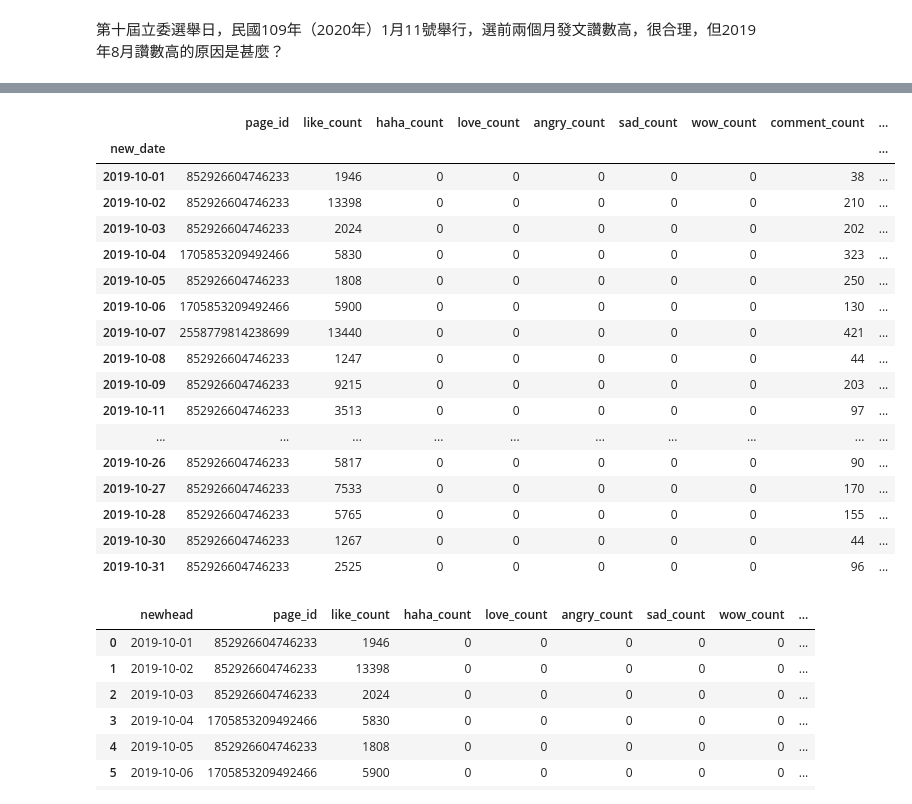
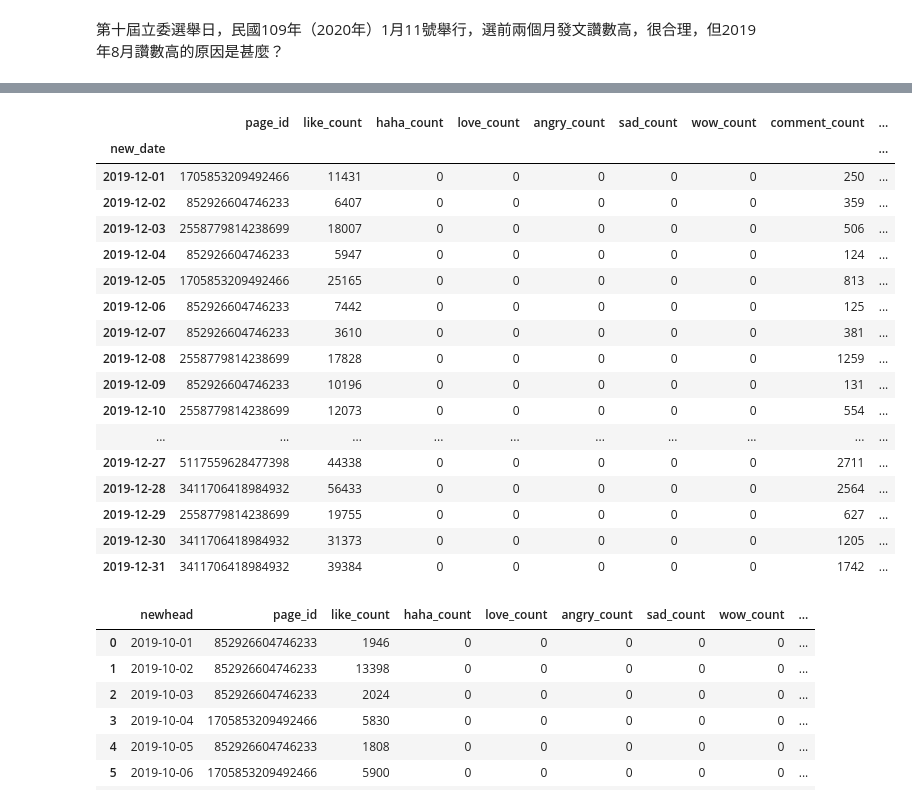
Before and after one commit to edward860430/2021315, a Jupyter notebook: 2021315/Hung - 0320.ipynb, the cells around one changed output, grey strips where cells are left out. Cells and saved outputs as stored; diff of their text form; code cells hidden in the pictures.

```diff
--- a/2021315/Hung - 0320.ipynb
+++ b/2021315/Hung - 0320.ipynb
@@ -48,6 +48,7 @@ hung[hung.created_time_taipei == min(hung.created_time_taipei)]#時間最早的
 hung['new_date'] = pd.to_datetime(hung['created_time_taipei']).dt.date#將資料格created time轉為時間格式且最小單位是日期，並給與此筆資料new_date的名稱
 hung['month_year'] = pd.to_datetime(hung['new_date']).dt.to_period('M')#將資料轉為時間格式且最小單位是月份
 hung['year']=pd.to_datetime(hung['new_date']).dt.to_period('Y')#將資料轉為時間格式且最小單位是年
+hung['post_hour'] = pd.to_datetime(hung['created_time_taipei']).dt.hour
 hung.head(1)
 # %% [output]
 A value is trying to be set on a copy of a slice from a DataFrame.
@@ -190,4 +270,4 @@ plt.show()
 # %% [markdown]
 第十屆立委選舉日，民國109年（2020年）1月11號舉行，選前兩個月發文讚數高，很合理，但2019年8月讚數高的原因是甚麼？
 # %%
-Octobor=hung[hung.month_year == "2019-10"]#將2019十月的資料抓出並命名為Octobor
+December=hung[hung.month_year == "2019-12"]#將2019指定月的資料抓出並命名
@@ -194,25 +309,25 @@ Octobor=hung[hung.month_year == "2019-10"]#將2019十月的資料抓出並命名
 # %%
-results_oct = Octobor.groupby('new_date').sum()#將Octobor中的資料按日期加總
-results_oct
+results_dec = December.groupby('new_date').sum()#將Octobor中的資料按日期加總
+results_dec
 # %% [output]
 |  | page_id | like_count | haha_count | love_count | angry_count | sad_count | wow_count | comment_count | ... |
 | new_date |  |  |  |  |  |  |  |  | ... |
-| 2019-10-01 | 852926604746233 | 1946 | 0 | 0 | 0 | 0 | 0 | 38 | ... |
-| 2019-10-02 | 852926604746233 | 13398 | 0 | 0 | 0 | 0 | 0 | 210 | ... |
-| 2019-10-03 | 852926604746233 | 2024 | 0 | 0 | 0 | 0 | 0 | 202 | ... |
-| 2019-10-04 | 1705853209492466 | 5830 | 0 | 0 | 0 | 0 | 0 | 323 | ... |
-| 2019-10-05 | 852926604746233 | 1808 | 0 | 0 | 0 | 0 | 0 | 250 | ... |
-| 2019-10-06 | 1705853209492466 | 5900 | 0 | 0 | 0 | 0 | 0 | 130 | ... |
-| 2019-10-07 | 2558779814238699 | 13440 | 0 | 0 | 0 | 0 | 0 | 421 | ... |
-| 2019-10-08 | 852926604746233 | 1247 | 0 | 0 | 0 | 0 | 0 | 44 | ... |
-| 2019-10-09 | 852926604746233 | 9215 | 0 | 0 | 0 | 0 | 0 | 203 | ... |
-| 2019-10-11 | 852926604746233 | 3513 | 0 | 0 | 0 | 0 | 0 | 97 | ... |
+| 2019-12-01 | 1705853209492466 | 11431 | 0 | 0 | 0 | 0 | 0 | 250 | ... |
+| 2019-12-02 | 852926604746233 | 6407 | 0 | 0 | 0 | 0 | 0 | 359 | ... |
+| 2019-12-03 | 2558779814238699 | 18007 | 0 | 0 | 0 | 0 | 0 | 506 | ... |
+| 2019-12-04 | 852926604746233 | 5947 | 0 | 0 | 0 | 0 | 0 | 124 | ... |
+| 2019-12-05 | 1705853209492466 | 25165 | 0 | 0 | 0 | 0 | 0 | 813 | ... |
+| 2019-12-06 | 852926604746233 | 7442 | 0 | 0 | 0 | 0 | 0 | 125 | ... |
+| 2019-12-07 | 852926604746233 | 3610 | 0 | 0 | 0 | 0 | 0 | 381 | ... |
+| 2019-12-08 | 2558779814238699 | 17828 | 0 | 0 | 0 | 0 | 0 | 1259 | ... |
+| 2019-12-09 | 852926604746233 | 10196 | 0 | 0 | 0 | 0 | 0 | 131 | ... |
+| 2019-12-10 | 2558779814238699 | 12073 | 0 | 0 | 0 | 0 | 0 | 554 | ... |
 | ... | ... | ... | ... | ... | ... | ... | ... | ... | ... |
-| 2019-10-26 | 852926604746233 | 5817 | 0 | 0 | 0 | 0 | 0 | 90 | ... |
-| 2019-10-27 | 852926604746233 | 7533 | 0 | 0 | 0 | 0 | 0 | 170 | ... |
-| 2019-10-28 | 852926604746233 | 5765 | 0 | 0 | 0 | 0 | 0 | 155 | ... |
-| 2019-10-30 | 852926604746233 | 1267 | 0 | 0 | 0 | 0 | 0 | 44 | ... |
-| 2019-10-31 | 852926604746233 | 2525 | 0 | 0 | 0 | 0 | 0 | 96 | ... |
+| 2019-12-27 | 5117559628477398 | 44338 | 0 | 0 | 0 | 0 | 0 | 2711 | ... |
+| 2019-12-28 | 3411706418984932 | 56433 | 0 | 0 | 0 | 0 | 0 | 2564 | ... |
+| 2019-12-29 | 2558779814238699 | 19755 | 0 | 0 | 0 | 0 | 0 | 627 | ... |
+| 2019-12-30 | 3411706418984932 | 31373 | 0 | 0 | 0 | 0 | 0 | 1205 | ... |
+| 2019-12-31 | 3411706418984932 | 39384 | 0 | 0 | 0 | 0 | 0 | 1742 | ... |
 # %%
 results_oct.index.name = 'newhead'#前幾行有
 results_oct.reset_index(inplace=True)
```
Also changed, not shown: parts of 23 cells of this notebook.
